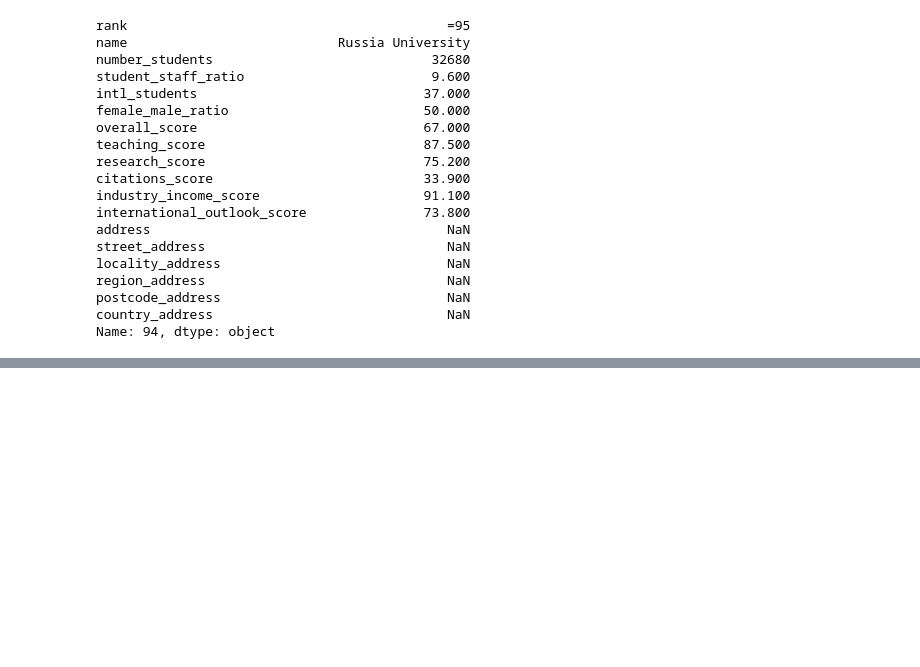
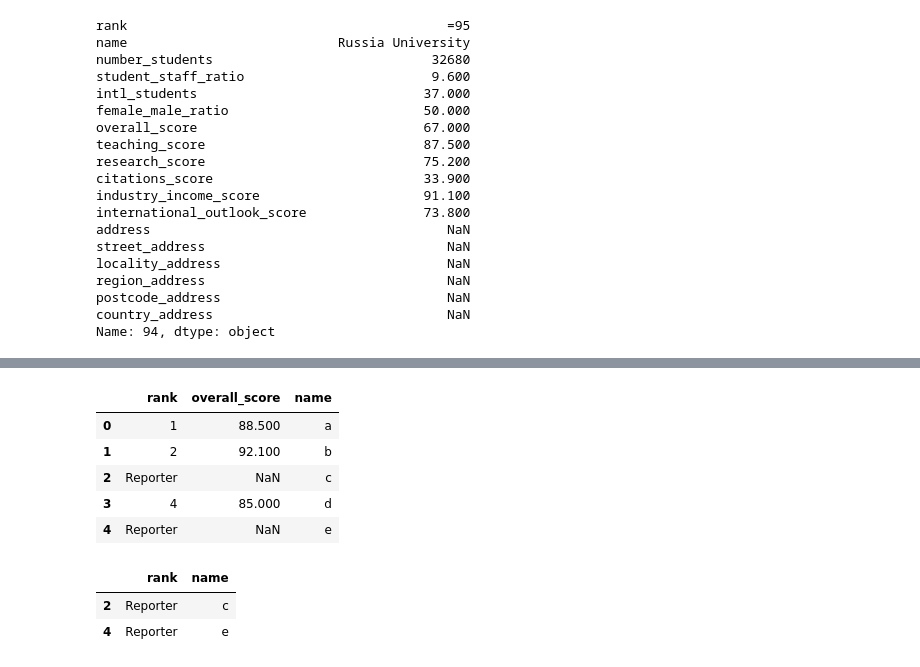
Before and after one commit to MEnesAkpinar/World-University-Ranking-Project, a Jupyter notebook: EDA_world_university_ranking_jupyter.ipynb, the cells around one changed output, grey strips where cells are left out. Cells and saved outputs as stored; diff of their text form; code cells hidden in the pictures; blank space fills up the shorter version.

```diff
--- a/EDA_world_university_ranking_jupyter.ipynb
+++ b/EDA_world_university_ranking_jupyter.ipynb
@@ -157,0 +355,23 @@ Name: 94, dtype: object
+# %%
+test = {
+    'rank': ['1', '2', 'Reporter', '4', 'Reporter'],
+    'overall_score': [88.5, 92.1, np.nan, 85.0, np.nan],
+    'name' : ['a', 'b','c', 'd', 'e']
+}
+# %%
+df_test = pd.DataFrame(test)
+# %%
+df_test
+# %% [output]
+|  | rank | overall_score | name |
+| 0 | 1 | 88.500 | a |
+| 1 | 2 | 92.100 | b |
+| 2 | Reporter | NaN | c |
+| 3 | 4 | 85.000 | d |
+| 4 | Reporter | NaN | e |
+# %%
+df_test[df_test['rank'] == 'Reporter'].iloc[:, [0,2]]
+# %% [output]
+|  | rank | name |
+| 2 | Reporter | c |
+| 4 | Reporter | e |
```
Also changed, not shown: parts of 21 cells of this notebook.
